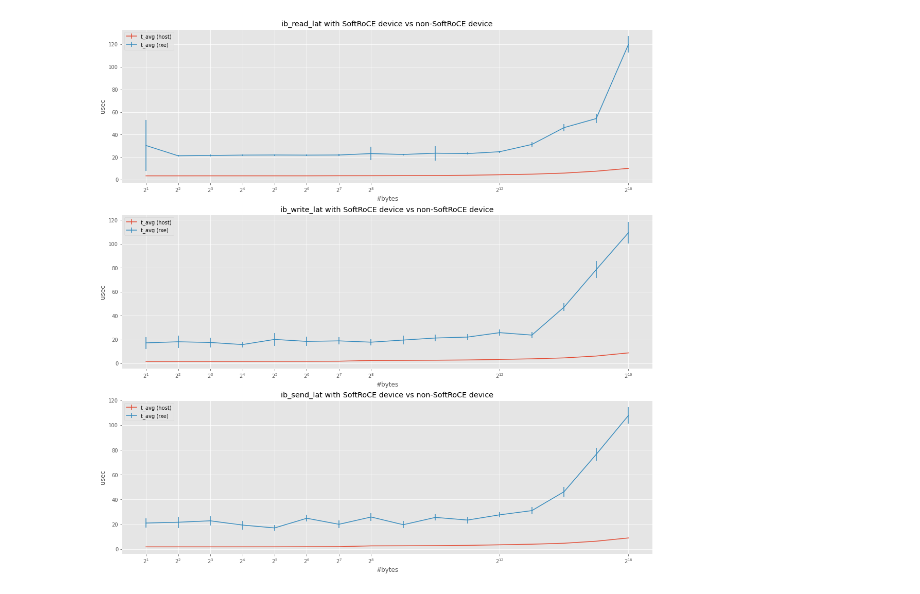
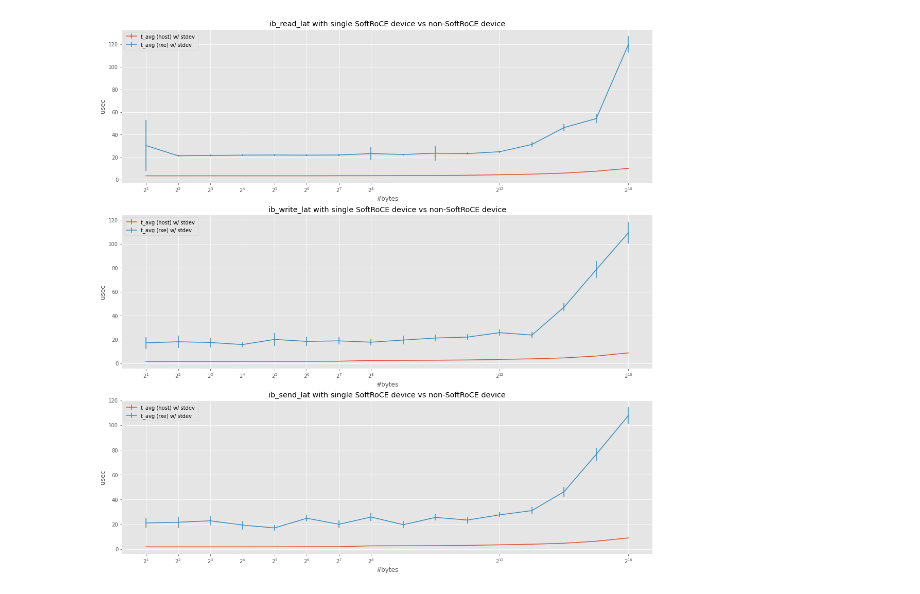
Before and after one commit to emersonford/thesis, a Jupyter notebook: data/SoftRoCE Basic & CPU Tests.ipynb, the cells around one changed output. Drawn from its saved outputs; the diff is of its cells as text; code cells hidden in the pictures.

```diff
--- a/data/SoftRoCE Basic & CPU Tests.ipynb
+++ b/data/SoftRoCE Basic & CPU Tests.ipynb
@@ -168,9 +168,9 @@ for method, df in bw_dfs.items():
 
     twin1 = ax.twinx()
 
-    ax.set_zorder(2)
-    twin1.set_zorder(1)
-    twin1.patch.set_visible(False)
+    ax.set_zorder(twin1.get_zorder() + 1)
+    ax.patch.set_visible(False)
+    twin1.patch.set_visible(True)
 
     handles = []
     for suffix in SUFFIXES:
@@ -199,7 +199,7 @@ for method, df in bw_dfs.items():
     twin1.set_ylabel("Mpps")
 
     ax.legend(handles=handles)
-    ax.set_title(f"ib_{method}_bw with SoftRoCE device vs non-SoftRoCE device")
+    ax.set_title(f"ib_{method}_bw with single SoftRoCE device vs non-SoftRoCE device")
 
     idx += 1
 
@@ -214,36 +214,36 @@ idx = 0
 
 for method, df in lat_dfs.items():
     color_idx = 0
     ax = axs[idx]
     df = df.loc[df.index.get_level_values("#bytes") <= 2**16]
 
     handles = []
     for suffix in SUFFIXES:
         p1 = ax.errorbar(
             df.xs(suffix, level=1).index,
             df.xs(suffix, level=1)["t_avg[usec]"],
             yerr=df.xs(suffix, level=1)["t_stdev[usec]"],
             color=colors[color_idx % len(colors)],
-            label=f"t_avg ({suffix})",
+            label=f"t_avg ({suffix}) w/ stdev ",
         )
         color_idx += 1
         handles += [p1]
 
     ax.set_xscale("log", base=2)
     ax.set_xticks([2**x for x in list(range(1, 9)) + [12, 16]])
     ax.set_xlabel("#bytes")
 
     ax.set_ylabel("usec")
 
     ax.legend(handles=handles)
-    ax.set_title(f"ib_{method}_lat with SoftRoCE device vs non-SoftRoCE device")
+    ax.set_title(f"ib_{method}_lat with single SoftRoCE device vs non-SoftRoCE device")
 
     idx += 1
 
 plt.savefig("softroce_basic_lat.png")
 plt.show()
 # %% [output]
-[figure, old version]
+[figure, new version]
 [interactive output not drawn]
 # %%
 fig, axs = plt.subplots(len(cpu_dfs), 1, layout="constrained")
```
Also changed, not shown: parts of 2 cells of this notebook, 8 other files.
